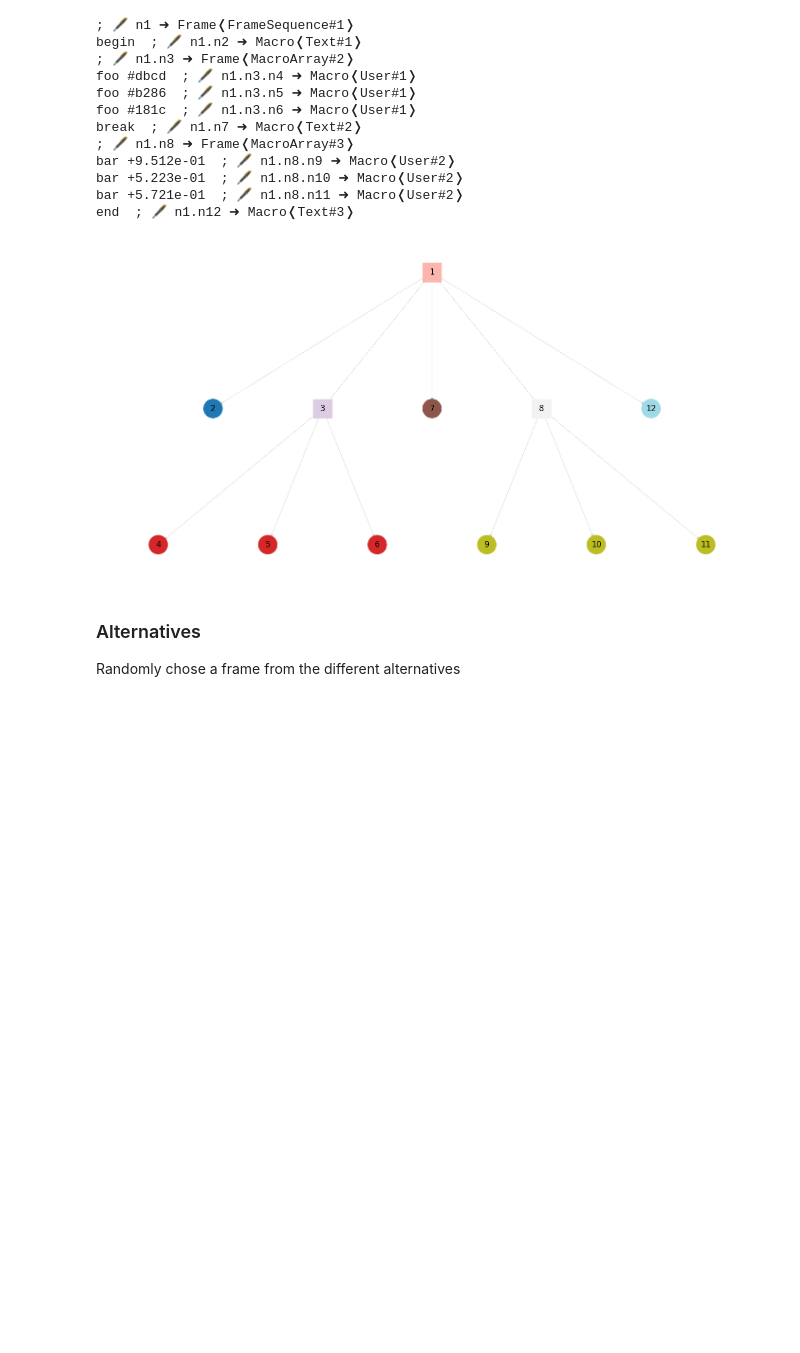
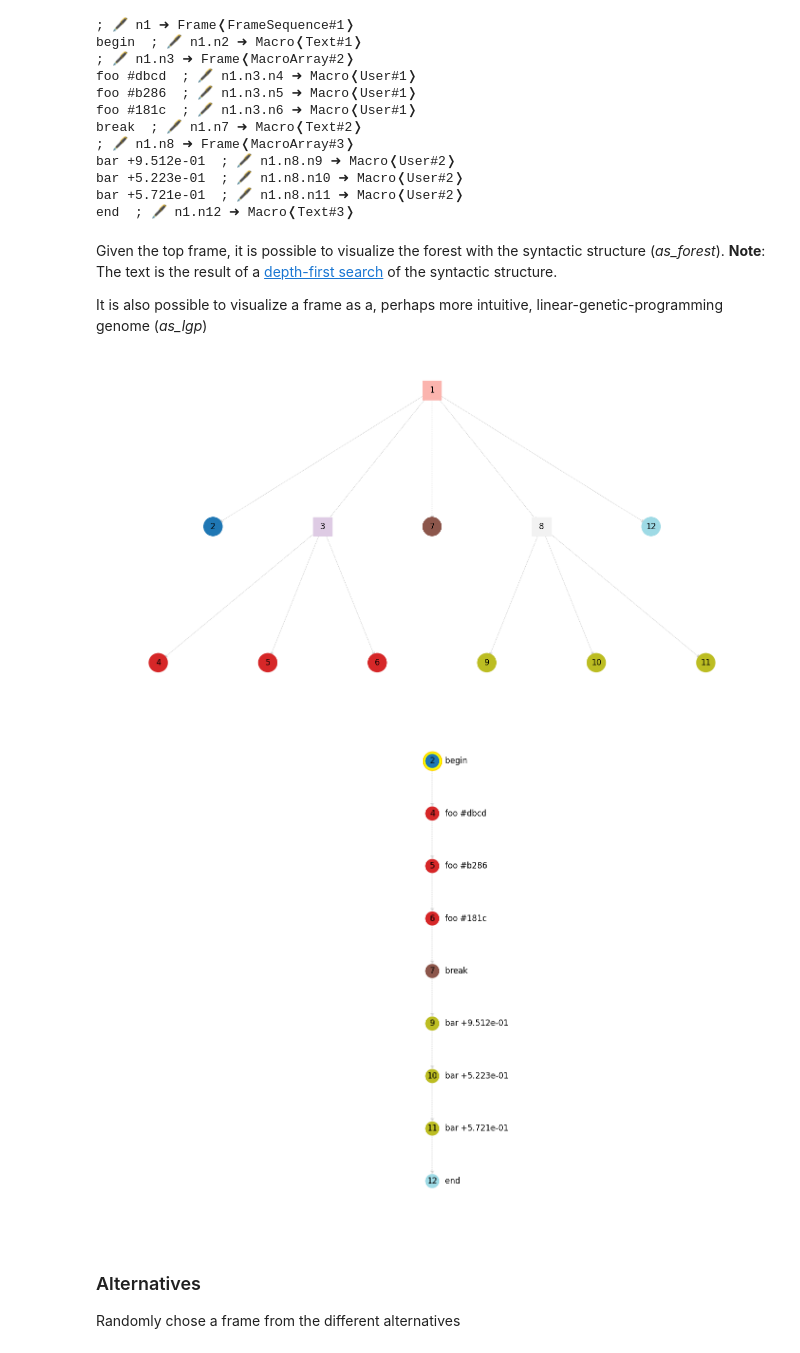
Before and after one commit to cad-polito-it/byron, a Jupyter notebook: examples/notebooks/constraints/02. frames.ipynb, the cells around one changed output. Saved outputs shown, nothing was run; the diff lists cells and outputs as text; code cells hidden in the pictures; blank space fills up the shorter version.

```diff
--- a/examples/notebooks/constraints/02. frames.ipynb
+++ b/examples/notebooks/constraints/02. frames.ipynb
@@ -82,10 +82,16 @@ bar +9.512e-01  ; 🖋 n1.n8.n9 ➜ Macro❬User#2❭
 bar +5.223e-01  ; 🖋 n1.n8.n10 ➜ Macro❬User#2❭
 bar +5.721e-01  ; 🖋 n1.n8.n11 ➜ Macro❬User#2❭
 end  ; 🖋 n1.n12 ➜ Macro❬Text#3❭
+# %% [markdown]
+Given the top frame, it is possible to visualize the forest with the syntactic structure (*as_forest*). **Note**: The text is the result of a [depth-first search](https://en.wikipedia.org/wiki/Depth-first_search) of the syntactic structure.
+
+It is also possible to visualize a frame as a, perhaps more intuitive, linear-genetic-programming genome (*as_lgp*)
 # %%
 byron.f.as_forest(seq)
+byron.f.as_lgp(seq)
 # %% [output]
 [figure]
+[figure, added]
 # %% [markdown]
 ### Alternatives
 
```
Also changed, not shown: parts of 1 cell of this notebook, 24 other files.
